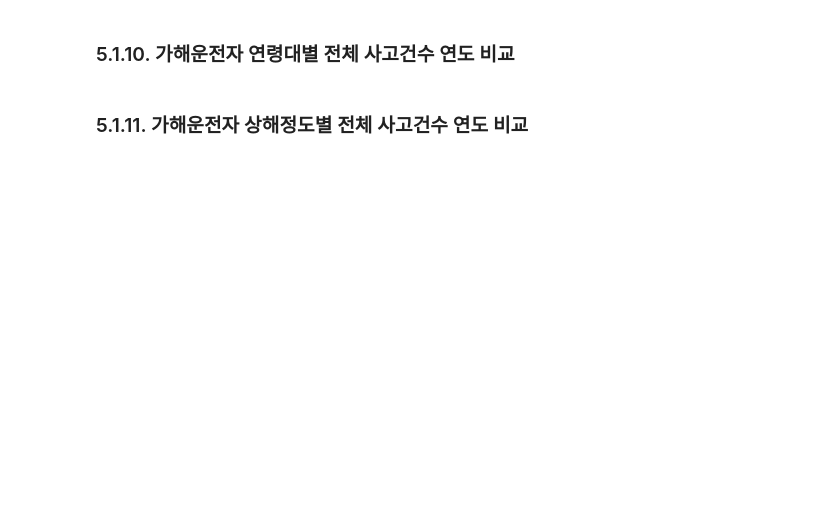
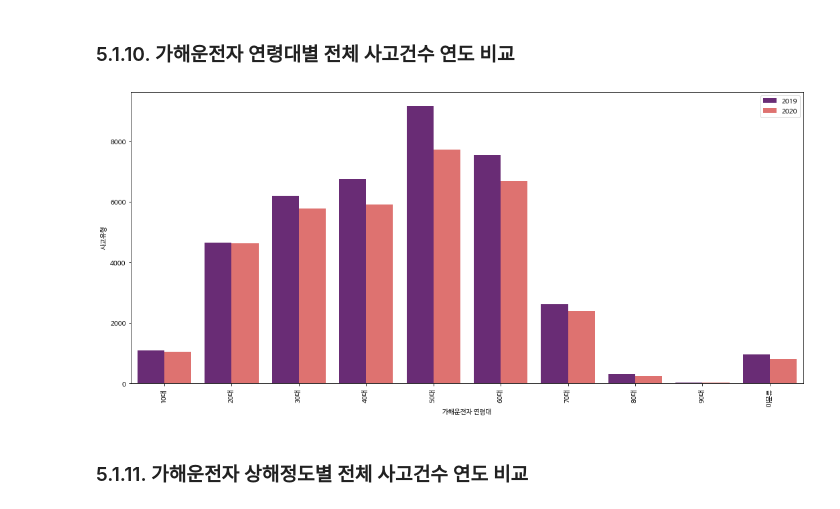
Before and after one commit to johanjun/dacon_molit, a Jupyter notebook: 교통사고_데이터_조팀장.ipynb, the cells around one changed output. Cells and saved outputs as stored; diff of their text form; code cells hidden in the pictures; blank space fills up the shorter version.

```diff
--- a/교통사고_데이터_조팀장.ipynb
+++ b/교통사고_데이터_조팀장.ipynb
@@ -415,4 +447,20 @@ plt.show()
 # %% [markdown]
 ### 5.1.10. 가해운전자 연령대별 전체 사고건수 연도 비교
+# %%
+df_acci_driver_age = pd.DataFrame(df_acci.groupby(['연도', '가해운전자 연령대'])['사고유형'].count())
+
+df_acci_driver_age['연도'] = df_acci_driver_age.index.get_level_values(0)
+df_acci_driver_age['가해운전자 연령대'] = df_acci_driver_age.index.get_level_values(1)
+
+plt.figure(figsize=(18,8))
+sns.barplot(data=df_acci_driver_age,
+            x='가해운전자 연령대',
+            y='사고유형',
+            hue='연도', palette="magma")
+plt.xticks(rotation=90)
+plt.legend(loc='best')
+plt.show()
+# %% [output]
+[figure, added]
 # %% [markdown]
 ### 5.1.11. 가해운전자 상해정도별 전체 사고건수 연도 비교
```
Also changed, not shown: parts of 13 cells of this notebook.
